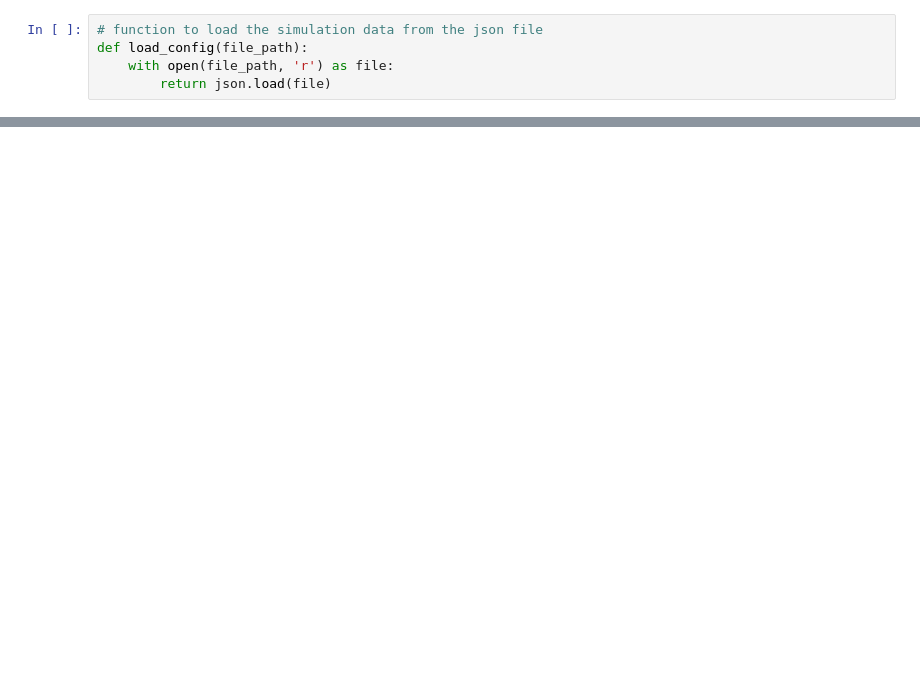
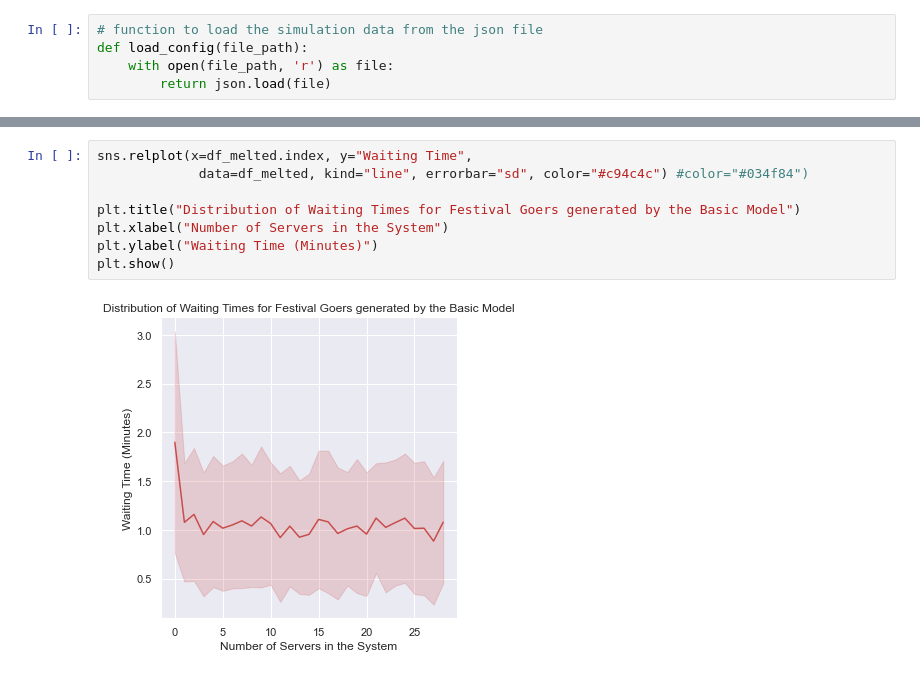
Before and after one commit to beavargas/Festivals-simulation-FYP, a Jupyter notebook: Visualization.ipynb, the cells around one changed output, grey strips where cells are left out. Saved outputs shown, nothing was run; the diff lists cells and outputs as text; blank space fills up the shorter version.

```diff
--- a/Visualization.ipynb
+++ b/Visualization.ipynb
@@ -41,0 +64,10 @@ sns.barplot(x=selected_row.index, y= selected_row.values )
+# %%
+sns.relplot(x=df_melted.index, y="Waiting Time",
+             data=df_melted, kind="line", errorbar="sd", color="#c94c4c") #color="#034f84")
+
+plt.title("Distribution of Waiting Times for Festival Goers generated by the Basic Model")
+plt.xlabel("Number of Servers in the System")
+plt.ylabel("Waiting Time (Minutes)")
+plt.show()
+# %% [output]
+[figure, added]
```
Also changed, not shown: parts of 5 cells of this notebook, 2 other files.
